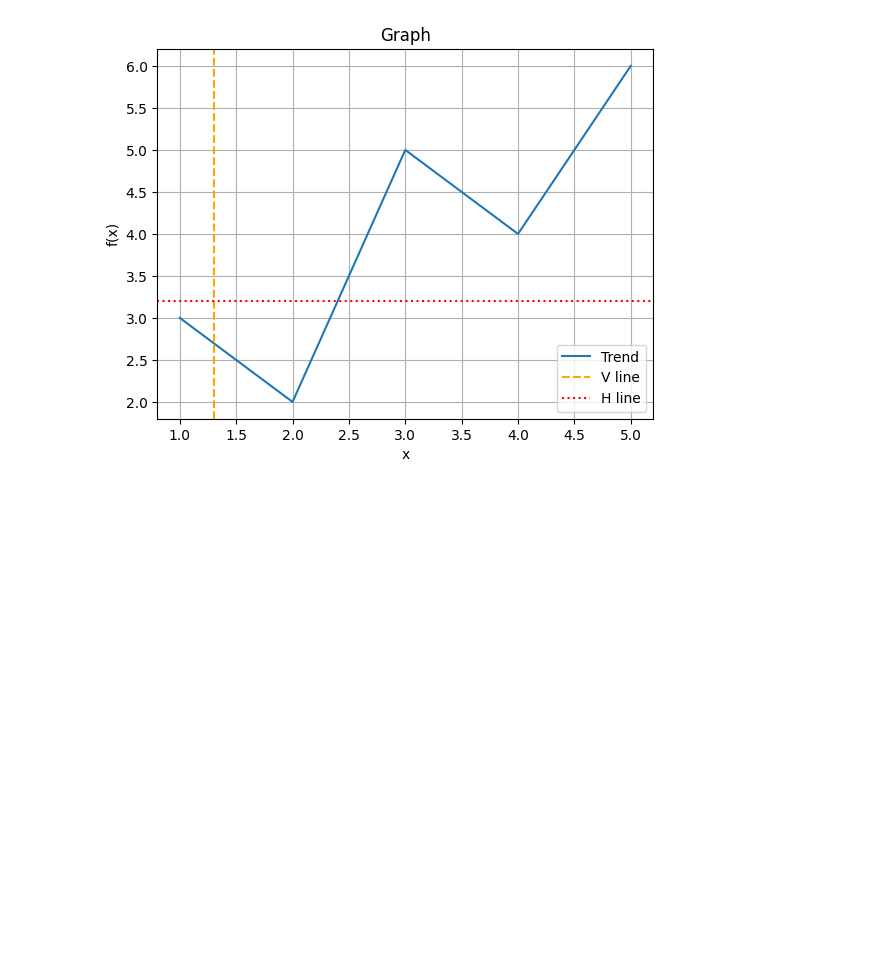
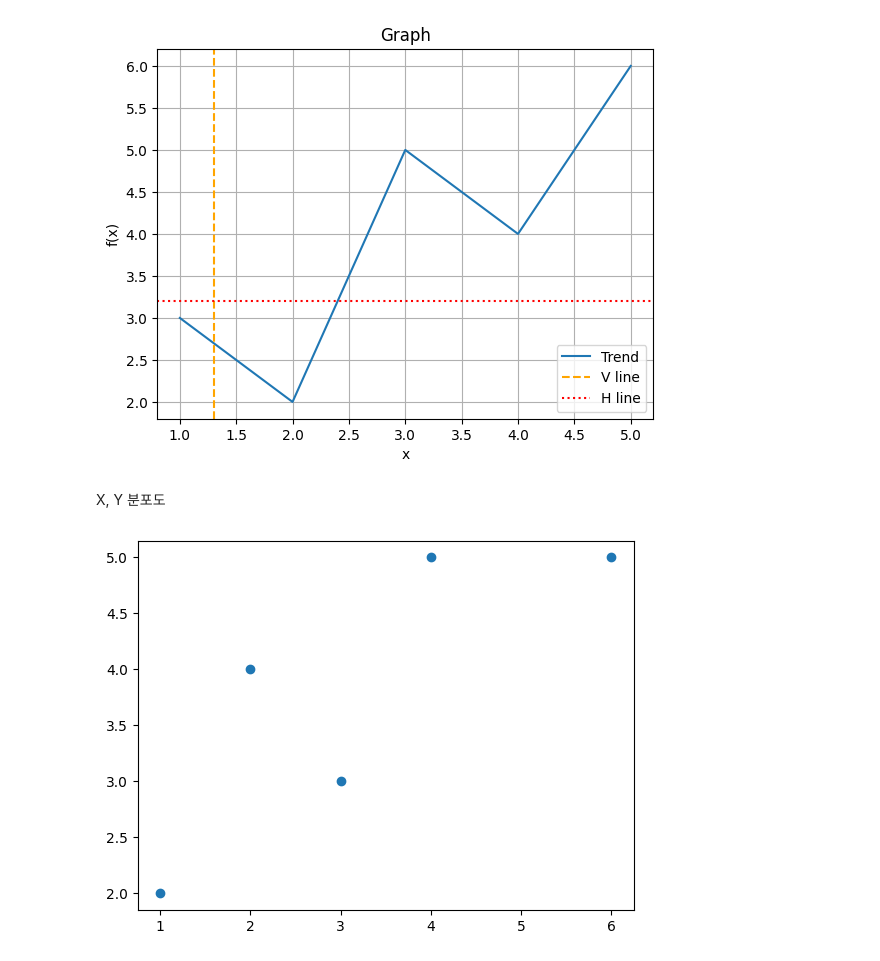
Before and after one commit to ArduinoPLUS/aicar, a Jupyter notebook: matplotlibExample.ipynb, the cells around one changed output. Cells and saved outputs as stored; diff of their text form; code cells hidden in the pictures; blank space fills up the shorter version.

```diff
--- a/matplotlibExample.ipynb
+++ b/matplotlibExample.ipynb
@@ -145,3 +172,15 @@ plt.legend()
 plt.show()
 # %% [output]
 [figure]
+# %% [markdown]
+X, Y 분포도
+# %%
+import matplotlib.pyplot as plt                    # - matplolibExample.ipynb - 7
+# X, Y 데이터 동시에 지정
+
+x = [ 1, 2, 3, 4, 6]           # 5 개 X 데이터로 구성된 X List
+y = [ 2, 4, 3, 5, 5]           # 5 개 Y 데이터로 구성된 Y List
+plt.scatter(x, y)              # X, Y
+plt.show()                     # 그래프의 기본 색상은 blue
+# %% [output]
+[figure, added]
```
Also changed, not shown: parts of 12 cells of this notebook.
